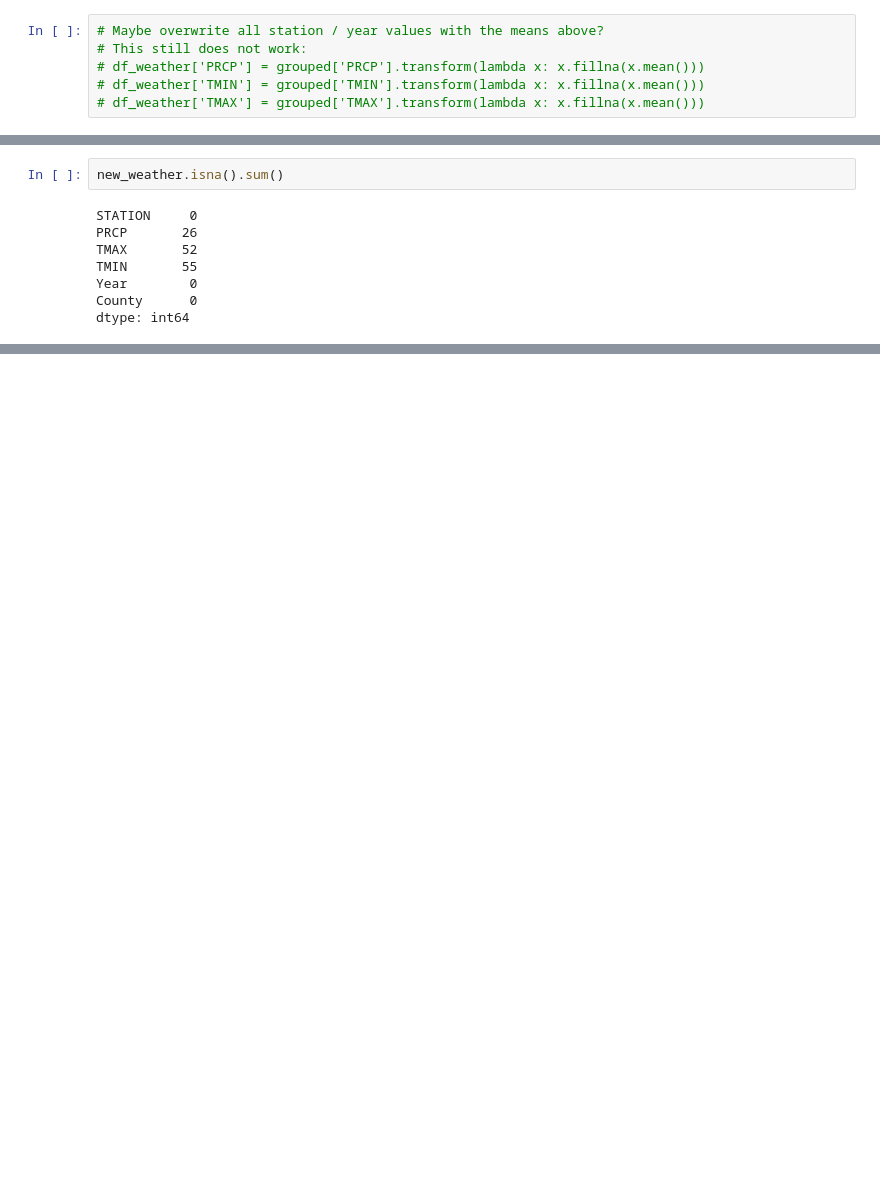
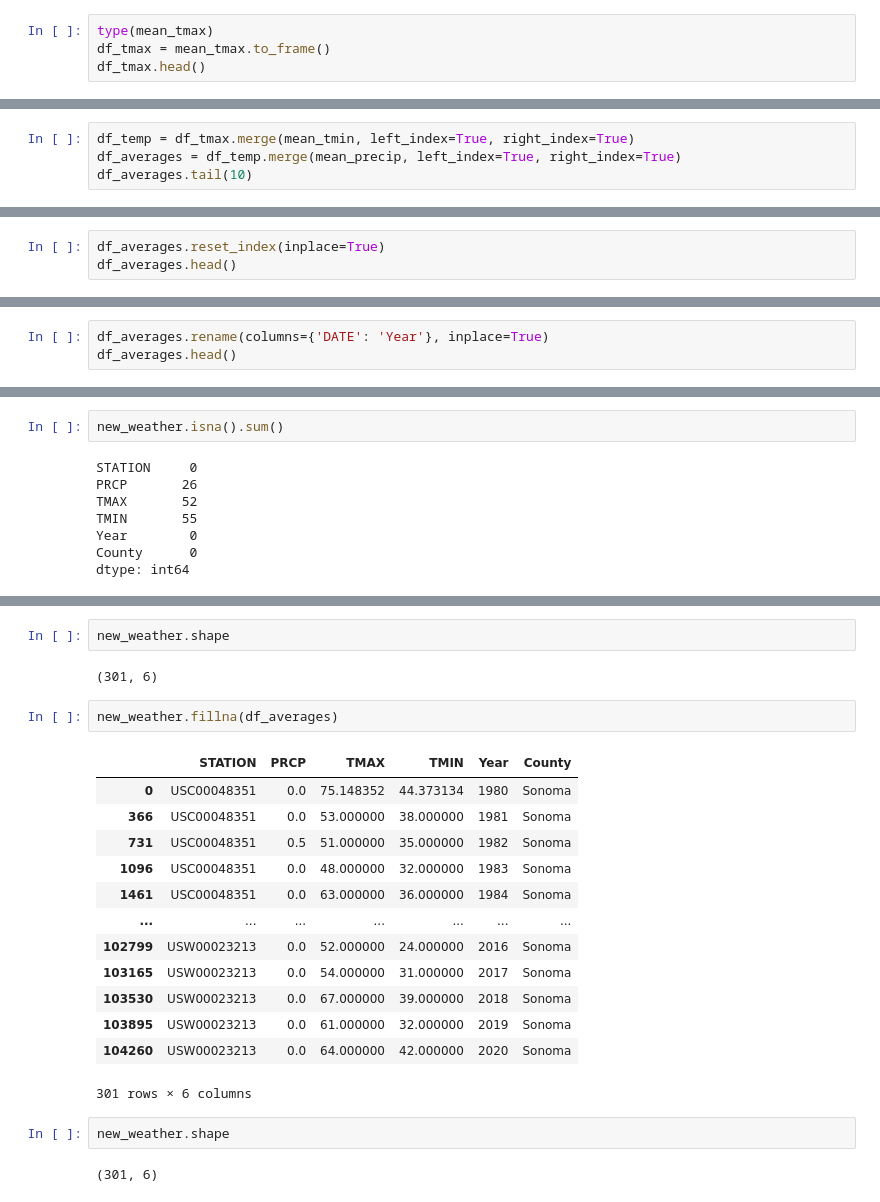
Before and after one commit to coldzonemt/Capstone_2, a Jupyter notebook: Pre-Processing_and_Training.ipynb, the cells around one changed output, grey strips where cells are left out. Drawn from its saved outputs; the diff is of its cells as text; blank space fills up the shorter version.

Commit message:
merge weather averages, attempt to merge with original weather df

```diff
--- a/Pre-Processing_and_Training.ipynb
+++ b/Pre-Processing_and_Training.ipynb
@@ -152,6 +146,4 @@ Name: TMAX, Length: 301, dtype: float64
 # %%
-# Maybe overwrite all station / year values with the means above?
-# This still does not work:
-# df_weather['PRCP'] = grouped['PRCP'].transform(lambda x: x.fillna(x.mean()))
-# df_weather['TMIN'] = grouped['TMIN'].transform(lambda x: x.fillna(x.mean()))
-# df_weather['TMAX'] = grouped['TMAX'].transform(lambda x: x.fillna(x.mean()))
+type(mean_tmax)
+df_tmax = mean_tmax.to_frame()
+df_tmax.head()
@@ -157,0 +158,4 @@ Name: TMAX, Length: 301, dtype: float64
+# %%
+df_temp = df_tmax.merge(mean_tmin, left_index=True, right_index=True)
+df_averages = df_temp.merge(mean_precip, left_index=True, right_index=True)
+df_averages.tail(10)
@@ -157,0 +175,3 @@ Name: TMAX, Length: 301, dtype: float64
+# %%
+df_averages.reset_index(inplace=True)
+df_averages.head()
@@ -157,0 +185,3 @@ Name: TMAX, Length: 301, dtype: float64
+# %%
+df_averages.rename(columns={'DATE': 'Year'}, inplace=True)
+df_averages.head()
@@ -277,0 +321,24 @@ dtype: int64
+# %%
+new_weather.shape
+# %% [output]
+(301, 6)
+# %%
+new_weather.fillna(df_averages)
+# %% [output]
+|  | STATION | PRCP | TMAX | TMIN | Year | County |
+| 0 | USC00048351 | 0.0 | 75.148352 | 44.373134 | 1980 | Sonoma |
+| 366 | USC00048351 | 0.0 | 53.000000 | 38.000000 | 1981 | Sonoma |
+| 731 | USC00048351 | 0.5 | 51.000000 | 35.000000 | 1982 | Sonoma |
+| 1096 | USC00048351 | 0.0 | 48.000000 | 32.000000 | 1983 | Sonoma |
+| 1461 | USC00048351 | 0.0 | 63.000000 | 36.000000 | 1984 | Sonoma |
+| ... | ... | ... | ... | ... | ... | ... |
+| 102799 | USW00023213 | 0.0 | 52.000000 | 24.000000 | 2016 | Sonoma |
+| 103165 | USW00023213 | 0.0 | 54.000000 | 31.000000 | 2017 | Sonoma |
+| 103530 | USW00023213 | 0.0 | 67.000000 | 39.000000 | 2018 | Sonoma |
+| 103895 | USW00023213 | 0.0 | 61.000000 | 32.000000 | 2019 | Sonoma |
+| 104260 | USW00023213 | 0.0 | 64.000000 | 42.000000 | 2020 | Sonoma |
+301 rows × 6 columns
+# %%
+new_weather.shape
+# %% [output]
+(301, 6)
```
Also changed, not shown: parts of 17 cells of this notebook.
